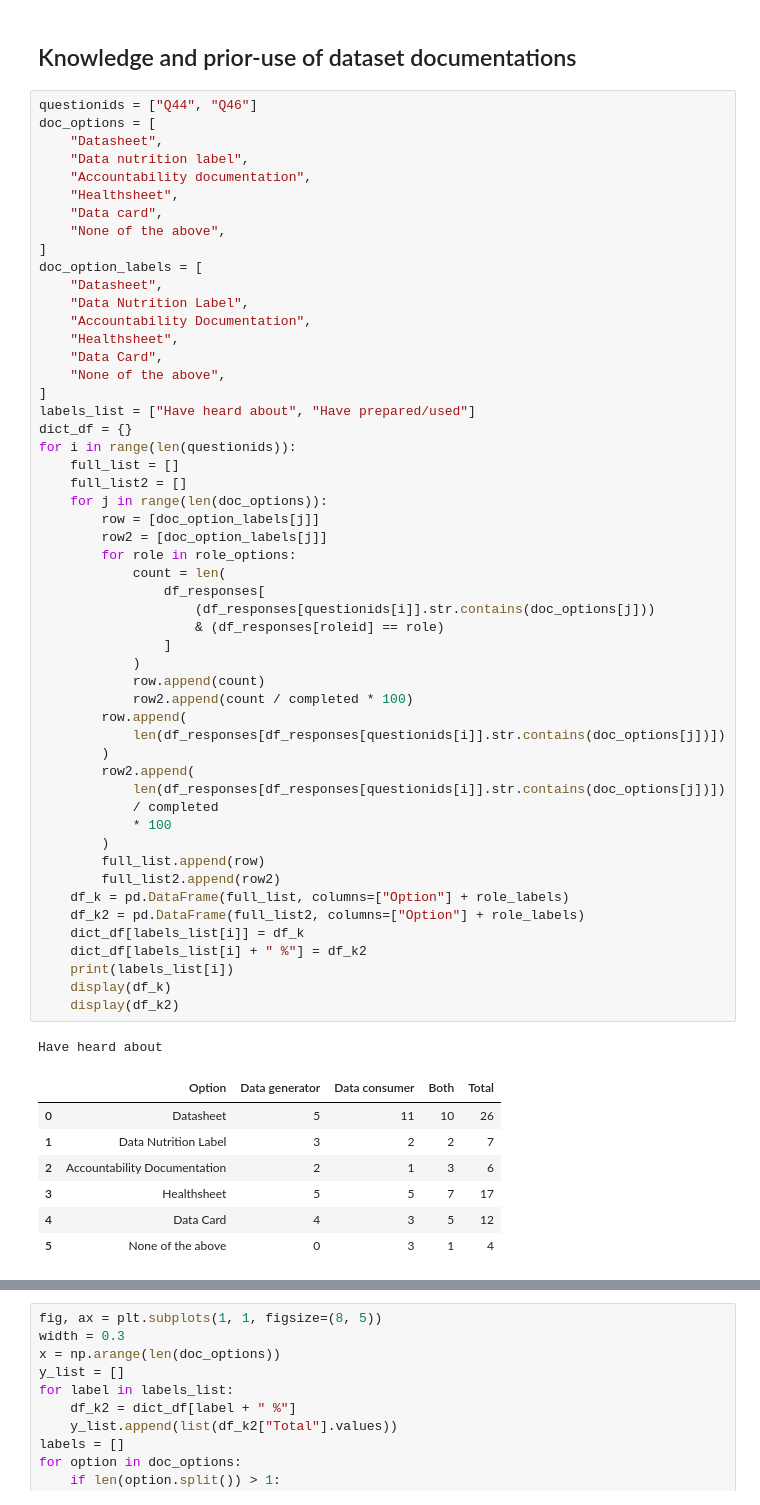
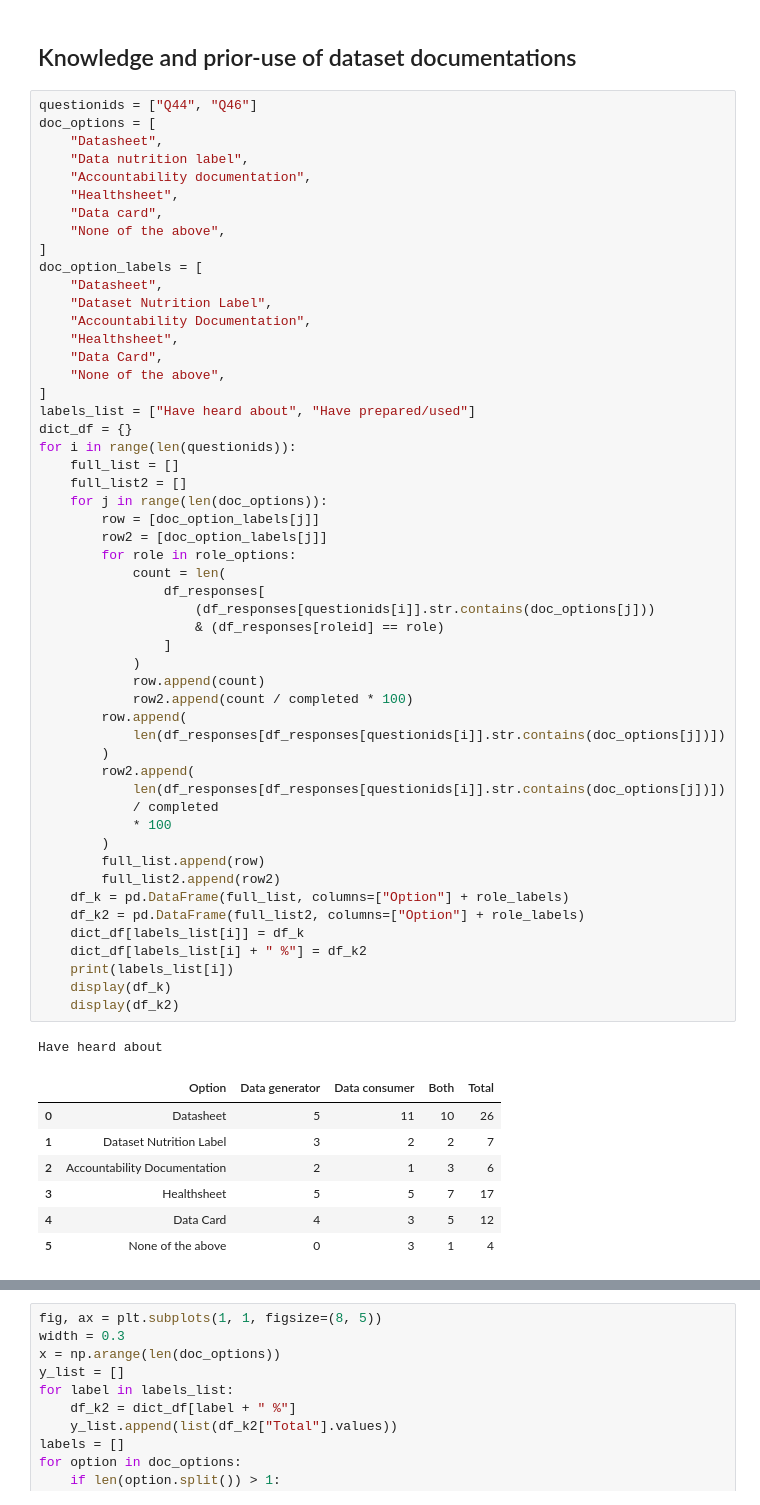
Before and after one commit to AI-READI/dataset-documentation-paper-code, a Jupyter notebook: survey-analysis.ipynb, the cells around one changed output, grey strips where cells are left out. Cells and saved outputs as stored; diff of their text form.

```diff
--- a/survey-analysis.ipynb
+++ b/survey-analysis.ipynb
@@ -180,7 +180,7 @@ doc_options = [
 ]
 doc_option_labels = [
     "Datasheet",
-    "Data Nutrition Label",
+    "Dataset Nutrition Label",
     "Accountability Documentation",
     "Healthsheet",
     "Data Card",
@@ -197,34 +197,34 @@ for i in range(len(questionids)):
         for role in role_options:
             count = len(
                 df_responses[
                     (df_responses[questionids[i]].str.contains(doc_options[j]))
                     & (df_responses[roleid] == role)
                 ]
             )
             row.append(count)
             row2.append(count / completed * 100)
         row.append(
             len(df_responses[df_responses[questionids[i]].str.contains(doc_options[j])])
         )
         row2.append(
             len(df_responses[df_responses[questionids[i]].str.contains(doc_options[j])])
             / completed
             * 100
         )
         full_list.append(row)
         full_list2.append(row2)
     df_k = pd.DataFrame(full_list, columns=["Option"] + role_labels)
     df_k2 = pd.DataFrame(full_list2, columns=["Option"] + role_labels)
     dict_df[labels_list[i]] = df_k
     dict_df[labels_list[i] + " %"] = df_k2
     print(labels_list[i])
     display(df_k)
     display(df_k2)
 # %% [output]
 Have heard about
 |  | Option | Data generator | Data consumer | Both | Total |
 | 0 | Datasheet | 5 | 11 | 10 | 26 |
-| 1 | Data Nutrition Label | 3 | 2 | 2 | 7 |
+| 1 | Dataset Nutrition Label | 3 | 2 | 2 | 7 |
 | 2 | Accountability Documentation | 2 | 1 | 3 | 6 |
 | 3 | Healthsheet | 5 | 5 | 7 | 17 |
 | 4 | Data Card | 4 | 3 | 5 | 12 |
```
Also changed, not shown: parts of 17 cells of this notebook.
